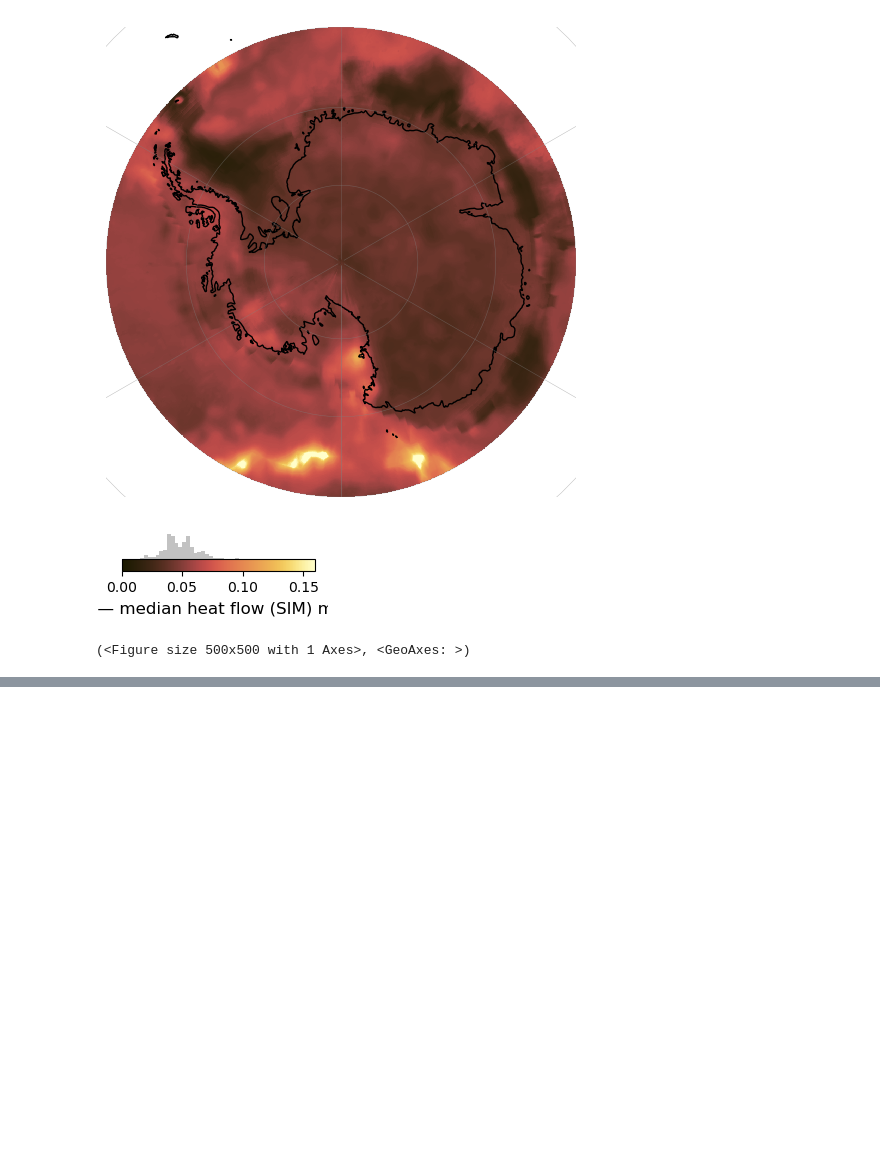
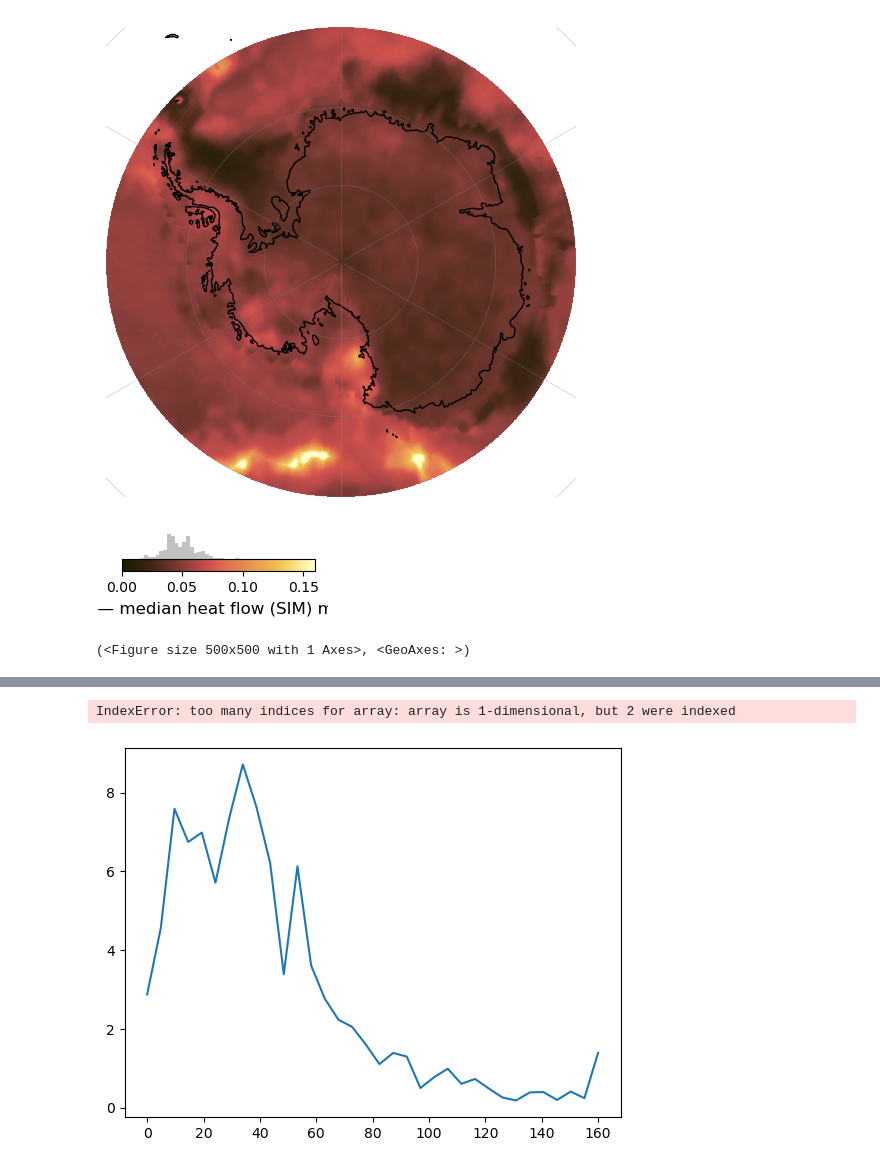
Before and after one commit to TobbeTripitaka/Aq2, a Jupyter notebook: 5c_SIM_TARGETS.ipynb, the cells around one changed output, grey strips where cells are left out. Cells and saved outputs as stored; diff of their text form; code cells hidden in the pictures; blank space fills up the shorter version.

```diff
--- a/5c_SIM_TARGETS.ipynb
+++ b/5c_SIM_TARGETS.ipynb
@@ -691,0 +711,18 @@ save_target_map(TARGET_GRIDS[0]['agrid'], 'sim_q50_corr',
+# %%
+#TARGET_GRIDS[0]['agrid'].__dict__
+
+sample = (400, 700)
+
+# np.shape(TARGET_GRIDS[0]['agrid'].sim_hist)
+
+
+dist = TARGET_GRIDS[0]['agrid'].sim_hist[sample[0], sample[1], :]
+
+plt.plot(np.linspace(q_min, q_max, len(dist))/milli, dist)
+
+
+'sim_q50_corr'
+plt.plot(TARGET_GRIDS[0]['agrid'].sim_q50_corr])
+# %% [output]
+IndexError: too many indices for array: array is 1-dimensional, but 2 were indexed
+[figure, added]
```
Also changed, not shown: parts of 4 cells of this notebook.
